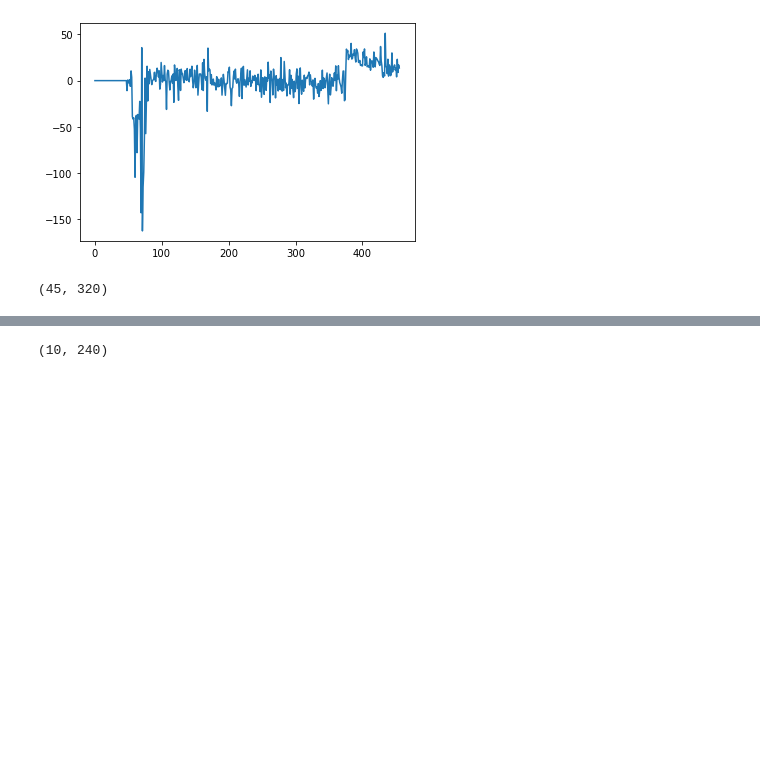
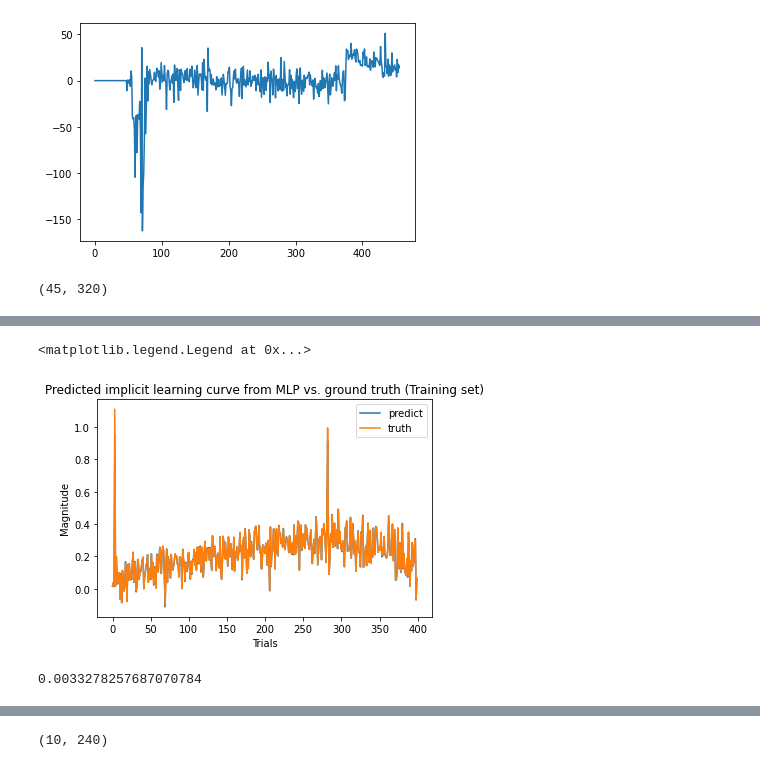
Before and after one commit to Evenstarneko/DL_Final_Project, a Jupyter notebook: Data_visualization.ipynb, the cells around one changed output, grey strips where cells are left out. Cells and saved outputs as stored; diff of their text form; code cells hidden in the pictures; blank space fills up the shorter version.

```diff
--- a/Data_visualization.ipynb
+++ b/Data_visualization.ipynb
@@ -275,0 +312,32 @@ plt.plot(trainY[28])
+# %%
+import numpy
+import matplotlib.pyplot as plt
+import pandas
+import math
+from keras.models import Sequential
+from keras.layers import Dense
+from keras.layers import LSTM
+from sklearn.preprocessing import MinMaxScaler
+from sklearn.metrics import mean_squared_error
+from tensorflow.keras import regularizers
+from tensorflow.keras import initializers
+
+hidden = 10
+#target = np.abs(target)
+#error = np.abs(error)
+#target = np.reshape(target, (target.shape[0], target.shape[1]))
+#error = np.reshape(error, (error.shape[0], error.shape[1]))
+
+# create and fit the LSTM network
+model = Sequential()
+"""
+model.add(LSTM(hidden,
+    use_bias=False,
+    kernel_regularizer=regularizers.L1L2(l1=1e-3, l2=1e-2),
+    kernel_initializer=initializers.RandomNormal(stddev=0.01)))
+"""
+model.add(Dense(512, activation='relu'))
+model.add(Dense(2048, activation='relu'))
+model.add(Dense(target.shape[1], activation = 'tanh'))
+model.compile(loss='mean_squared_error', optimizer='adam')
+model.fit(trainX, trainY, epochs=75, batch_size=45, verbose=2, shuffle = True)
@@ -275,0 +363,16 @@ plt.plot(trainY[28])
+# %%
+predict_linear = model.predict(trainX)
+plt.plot(predict_linear[2], label = "predict")
+plt.plot(trainY[2], label = "truth")
+plt.xlabel("Trials")
+plt.ylabel("Magnitude")
+plt.title("Predicted implicit learning curve from MLP vs. ground truth (Training set)")
+plt.legend()
+# %% [output]
+<matplotlib.legend.Legend at 0x...>
+[figure, added]
+# %%
+MSE = np.sum((predict_linear - trainY)**2)/trainY.shape[0]/trainY.shape[1]
+print(MSE)
+# %% [output]
+0.0033278257687070784
```
Also changed, not shown: parts of 25 cells of this notebook.
